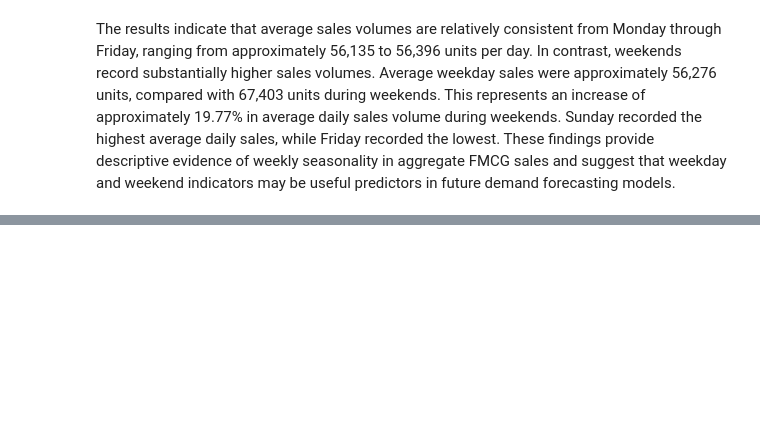
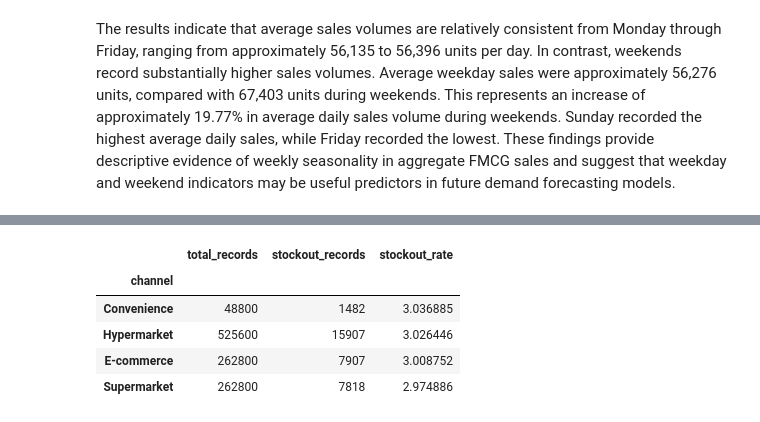
Before and after one commit to s3inn/fmcg-demand-forecasting-capstone, a Jupyter notebook: notebooks/03_data_exploratory_data_analysis.ipynb, the cells around one changed output, grey strips where cells are left out. Drawn from its saved outputs; the diff is of its cells as text; code cells hidden in the pictures; blank space fills up the shorter version.

```diff
--- a/notebooks/03_data_exploratory_data_analysis.ipynb
+++ b/notebooks/03_data_exploratory_data_analysis.ipynb
@@ -348,0 +375,20 @@ These findings provide descriptive evidence of weekly seasonality in aggregate F
+# %%
+channel_stockouts = (
+    df.groupby("channel")
+    .agg(
+        total_records=("stock_out_flag", "count"),
+        stockout_records=("stock_out_flag", "sum"),
+        stockout_rate=("stock_out_flag", "mean")
+    )
+)
+
+channel_stockouts["stockout_rate"] *= 100
+
+display(channel_stockouts.sort_values("stockout_rate", ascending=False))
+# %% [output]
+|  | total_records | stockout_records | stockout_rate |
+| channel |  |  |  |
+| Convenience | 48800 | 1482 | 3.036885 |
+| Hypermarket | 525600 | 15907 | 3.026446 |
+| E-commerce | 262800 | 7907 | 3.008752 |
+| Supermarket | 262800 | 7818 | 2.974886 |
```
Also changed, not shown: parts of 2 cells of this notebook.
